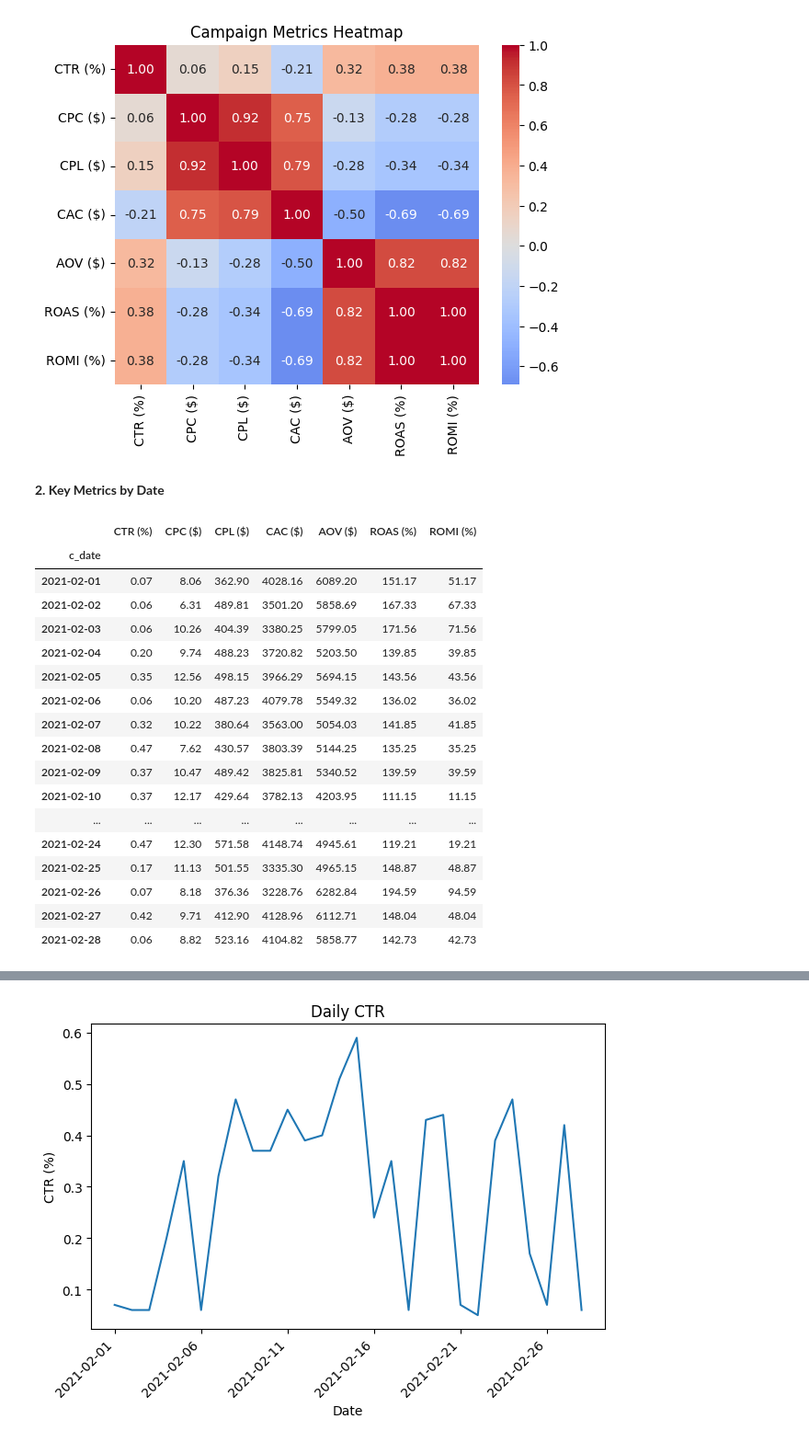
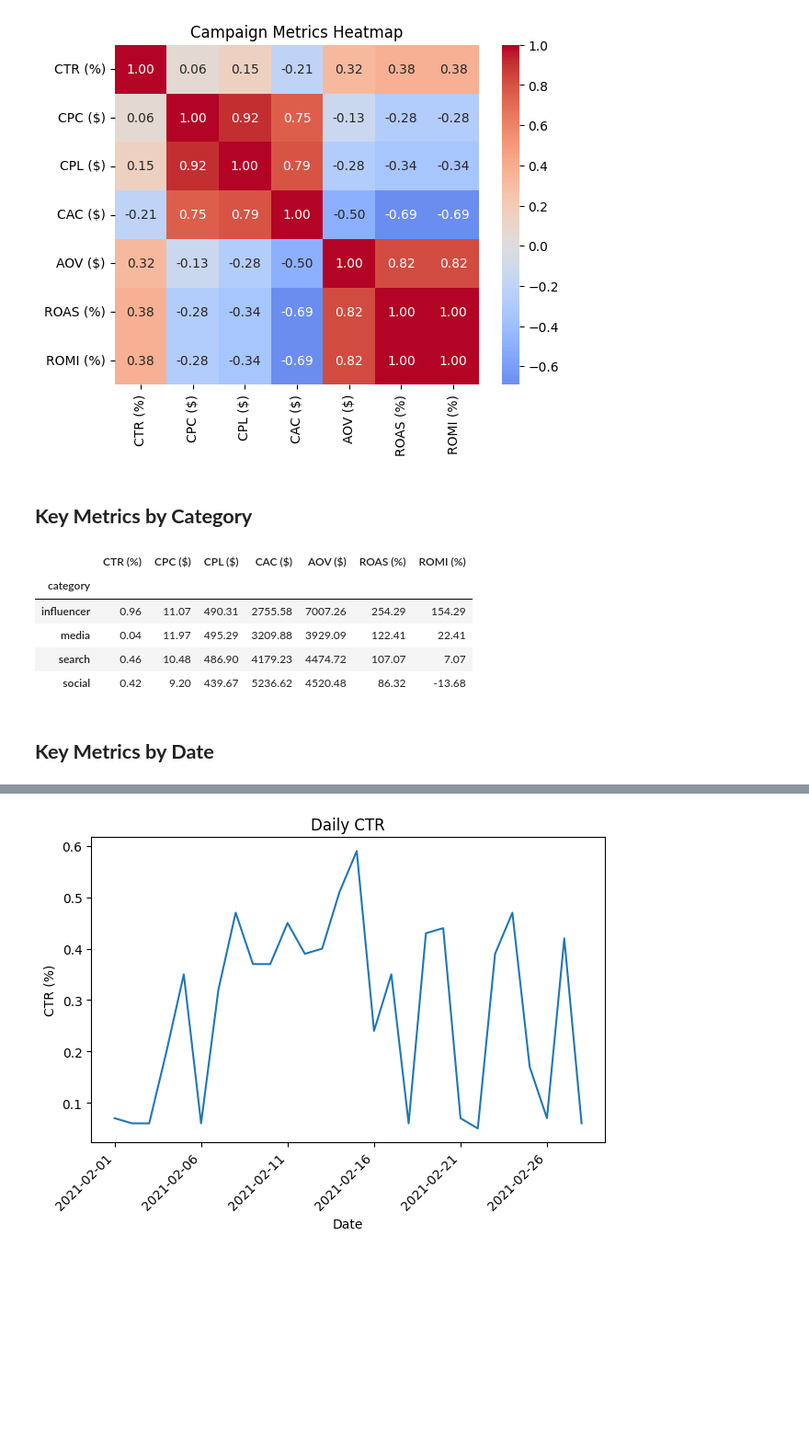
Before and after one commit to cloeyeons/Google-Ads-Simulation, a Jupyter notebook: google-ads-campaign.ipynb, the cells around one changed output, grey strips where cells are left out. Shown at 92% size. Drawn from its saved outputs; the diff is of its cells as text; code cells hidden in the pictures; blank space fills up the shorter version.

```diff
--- a/google-ads-campaign.ipynb
+++ b/google-ads-campaign.ipynb
@@ -40,0 +47,22 @@ camp.head()
+# %%
+def kpis(df, group_by_col):
+    report = df.groupby(group_by_col).agg({
+        'impressions': 'sum',
+        'clicks': 'sum',
+        'mark_spent': 'sum',
+        'leads': 'sum',
+        'orders': 'sum',
+        'revenue': 'sum',
+    })
+
+    report['CTR (%)'] = (report['clicks'] / report['impressions'] * 100).round(2)
+    report['CPC ($)'] = (report['mark_spent'] / report['clicks']).round(2)
+    report['CPL ($)'] = (report['mark_spent'] / report['leads']).round(2)
+    report['CAC ($)'] = (report['mark_spent'] / report['orders']).round(2)
+    report['AOV ($)'] = (report['revenue'] / report['orders']).round(2)
+    report['ROAS (%)'] = (report['revenue'] / report['mark_spent'] * 100).round(2)
+    report['ROMI (%)'] = ((report['revenue'] - report['mark_spent']) / report['mark_spent'] * 100).round(2)
+
+    kpi_cols = ['CTR (%)', 'CPC ($)', 'CPL ($)', 'CAC ($)', 'AOV ($)', 'ROAS (%)', 'ROMI (%)']
+
+    return report[kpi_cols]
@@ -114,45 +149,17 @@ plt.title("Campaign Metrics Heatmap")
 plt.show()
 # %% [output]
 [figure]
+# %% [markdown]
+## **Key Metrics by Category**
+# %%
+cat_met = kpis(camp, 'category')
+cat_met
+# %% [output]
+|  | CTR (%) | CPC ($) | CPL ($) | CAC ($) | AOV ($) | ROAS (%) | ROMI (%) |
+| category |  |  |  |  |  |  |  |
+| influencer | 0.96 | 11.07 | 490.31 | 2755.58 | 7007.26 | 254.29 | 154.29 |
+| media | 0.04 | 11.97 | 495.29 | 3209.88 | 3929.09 | 122.41 | 22.41 |
+| search | 0.46 | 10.48 | 486.90 | 4179.23 | 4474.72 | 107.07 | 7.07 |
+| social | 0.42 | 9.20 | 439.67 | 5236.62 | 4520.48 | 86.32 | -13.68 |
 # %% [markdown]
-**2. Key Metrics by Date**
+## **Key Metrics by Date**
-# %%
-date_met = camp.groupby('c_date').agg({
-    'impressions': 'sum',
-    'clicks': 'sum',
-    'mark_spent': 'sum',
-    'leads': 'sum',
-    'orders': 'sum',
-    'revenue': 'sum',
-})
-
-date_met['CTR (%)'] = (date_met['clicks'] / date_met['impressions'] * 100).round(2)
-date_met['CPC ($)'] = (date_met['mark_spent'] / date_met['clicks']).round(2)
-date_met['CPL ($)'] = (date_met['mark_spent'] / date_met['leads']).round(2)
-date_met['CAC ($)'] = (date_met['mark_spent'] / date_met['orders']).round(2)
-date_met['AOV ($)'] = (date_met['revenue'] / date_met['orders']).round(2)
-date_met['ROAS (%)'] = (date_met['revenue'] / date_met['mark_spent'] * 100).round(2)
-date_met['ROMI (%)'] = ((date_met['revenue'] - date_met['mark_spent']) / date_met['mark_spent'] * 100).round(2)
-
-cols = ['CTR (%)', 'CPC ($)', 'CPL ($)', 'CAC ($)', 'AOV ($)','ROAS (%)', 'ROMI (%)']
-date_met_sum = date_met[cols]
-date_met_sum
-# %% [output]
-|  | CTR (%) | CPC ($) | CPL ($) | CAC ($) | AOV ($) | ROAS (%) | ROMI (%) |
-| c_date |  |  |  |  |  |  |  |
-| 2021-02-01 | 0.07 | 8.06 | 362.90 | 4028.16 | 6089.20 | 151.17 | 51.17 |
-| 2021-02-02 | 0.06 | 6.31 | 489.81 | 3501.20 | 5858.69 | 167.33 | 67.33 |
-| 2021-02-03 | 0.06 | 10.26 | 404.39 | 3380.25 | 5799.05 | 171.56 | 71.56 |
-| 2021-02-04 | 0.20 | 9.74 | 488.23 | 3720.82 | 5203.50 | 139.85 | 39.85 |
-| 2021-02-05 | 0.35 | 12.56 | 498.15 | 3966.29 | 5694.15 | 143.56 | 43.56 |
-| 2021-02-06 | 0.06 | 10.20 | 487.23 | 4079.78 | 5549.32 | 136.02 | 36.02 |
-| 2021-02-07 | 0.32 | 10.22 | 380.64 | 3563.00 | 5054.03 | 141.85 | 41.85 |
-| 2021-02-08 | 0.47 | 7.62 | 430.57 | 3803.39 | 5144.25 | 135.25 | 35.25 |
-| 2021-02-09 | 0.37 | 10.47 | 489.42 | 3825.81 | 5340.52 | 139.59 | 39.59 |
-| 2021-02-10 | 0.37 | 12.17 | 429.64 | 3782.13 | 4203.95 | 111.15 | 11.15 |
-| ... | ... | ... | ... | ... | ... | ... | ... |
-| 2021-02-24 | 0.47 | 12.30 | 571.58 | 4148.74 | 4945.61 | 119.21 | 19.21 |
-| 2021-02-25 | 0.17 | 11.13 | 501.55 | 3335.30 | 4965.15 | 148.87 | 48.87 |
-| 2021-02-26 | 0.07 | 8.18 | 376.36 | 3228.76 | 6282.84 | 194.59 | 94.59 |
-| 2021-02-27 | 0.42 | 9.71 | 412.90 | 4128.96 | 6112.71 | 148.04 | 48.04 |
-| 2021-02-28 | 0.06 | 8.82 | 523.16 | 4104.82 | 5858.77 | 142.73 | 42.73 |
```
Also changed, not shown: parts of 18 cells of this notebook.
